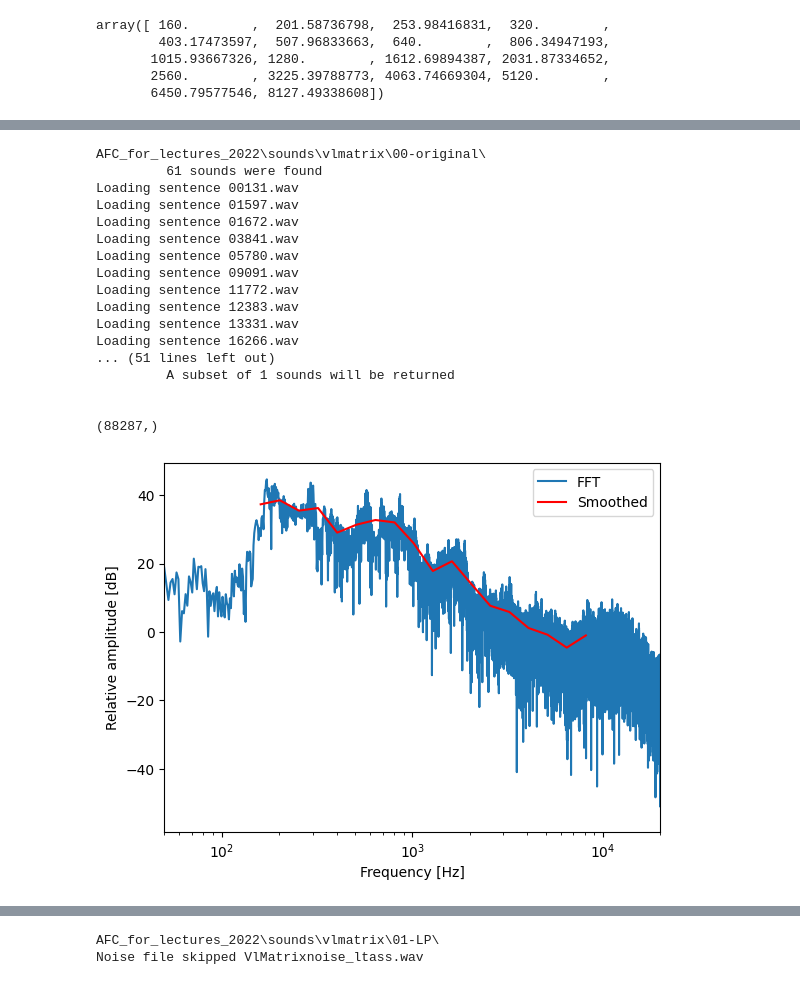
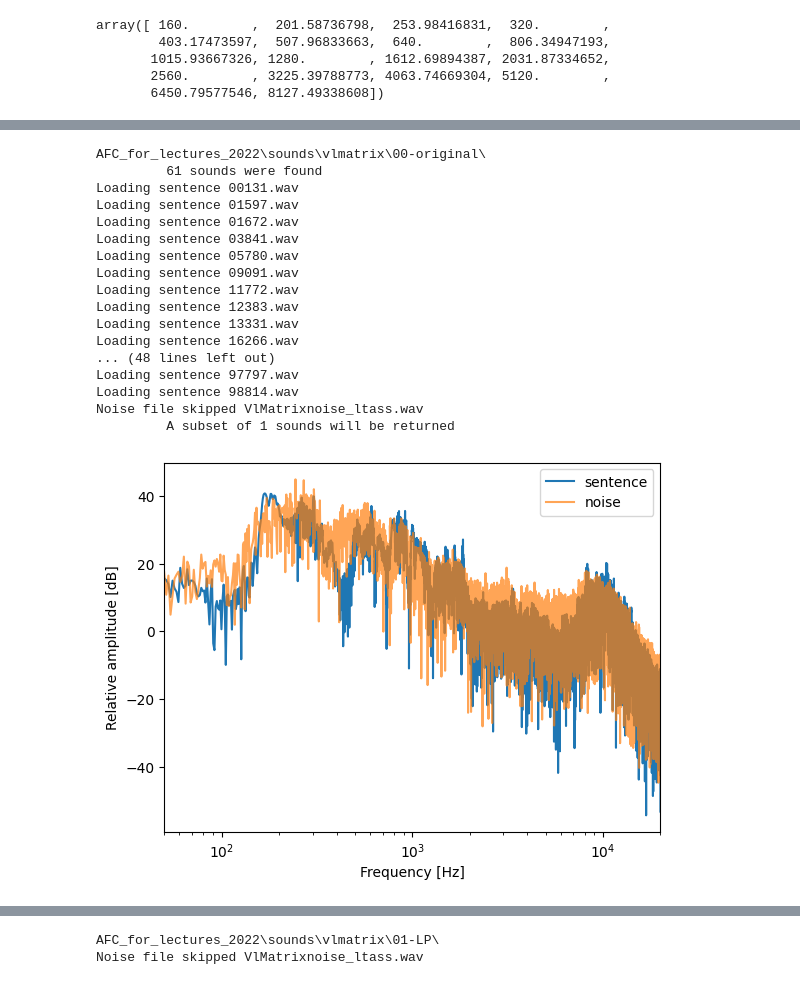
Before and after one commit to cesarz10/Auditory-computation, a Jupyter notebook: AudCompLab4_2023/HearingLab4_2022/HearingLab4.ipynb, the cells around one changed output, grey strips where cells are left out. Saved outputs shown, nothing was run; the diff lists cells and outputs as text; code cells hidden in the pictures.

```diff
--- a/AudCompLab4_2023/HearingLab4_2022/HearingLab4.ipynb
+++ b/AudCompLab4_2023/HearingLab4_2022/HearingLab4.ipynb
@@ -77,44 +77,43 @@ plt.legend(['FFT','Smoothed'])
 #            'insig10= SpeechArray(dir_where,10)' will give you 10 sentences at random
 
 insig1 = SpeechArray(dir_where, 1) #  (directory, number of sentences at random)  ->   dir where 00-original, 1 sentence at random
-print(f"\n\n{insig1.shape}\n")
 
 insig1_fft = np.fft.fft(insig1, n=N)
 insig1_fft = insig1_fft[0:K-1] # only first half of the FFT (the other half is mirrored)
 
 #    2.2 Converting to dB (note that the amplitudes are relative...):
 insig1_dB        = 20*np.log10(abs(insig1_fft)) # Spectrum
 insig1_dB_smooth = Oct3smooth(f,insig1_dB,freq_i) # Smoothed spectrum
 
 # plotting
-plt.semilogx(f,insig1_dB)
-
-plt.plot(freq_i,insig1_dB_smooth,'r')
+plt.semilogx(f, insig1_dB, label="sentence")
+plt.semilogx(f, noise_dB, label="noise", alpha=0.7)
+# plt.plot(freq_i, insig1_dB_smooth, label="smoothed sentence")
+# plt.plot(freq_i, noise_dB_smooth, label="smoothed noise")
 plt.xlabel('Frequency [Hz]')
 plt.ylabel('Relative amplitude [dB]')
 plt.xlim((50,20000))
-
-plt.legend(['FFT','Smoothed'])
+plt.legend()
 plt.show()
 # %% [output]
 AFC_for_lectures_2022\sounds\vlmatrix\00-original\
          61 sounds were found
 Loading sentence 00131.wav
 Loading sentence 01597.wav
 Loading sentence 01672.wav
 Loading sentence 03841.wav
 Loading sentence 05780.wav
 Loading sentence 09091.wav
 Loading sentence 11772.wav
 Loading sentence 12383.wav
 Loading sentence 13331.wav
 Loading sentence 16266.wav
-... (51 lines left out)
+... (48 lines left out)
+Loading sentence 97797.wav
+Loading sentence 98814.wav
+Noise file skipped VlMatrixnoise_ltass.wav
          A subset of 1 sounds will be returned
-
-
-(88287,)
-[figure, old version]
+[figure, new version]
 # %%
 # Cell [7]: Include your code here to add the spectrum of 20 randomly chosen sentences.
 #           This code will be similar to that of cell [6] but you have to put first
```
Also changed, not shown: parts of 5 cells of this notebook.
